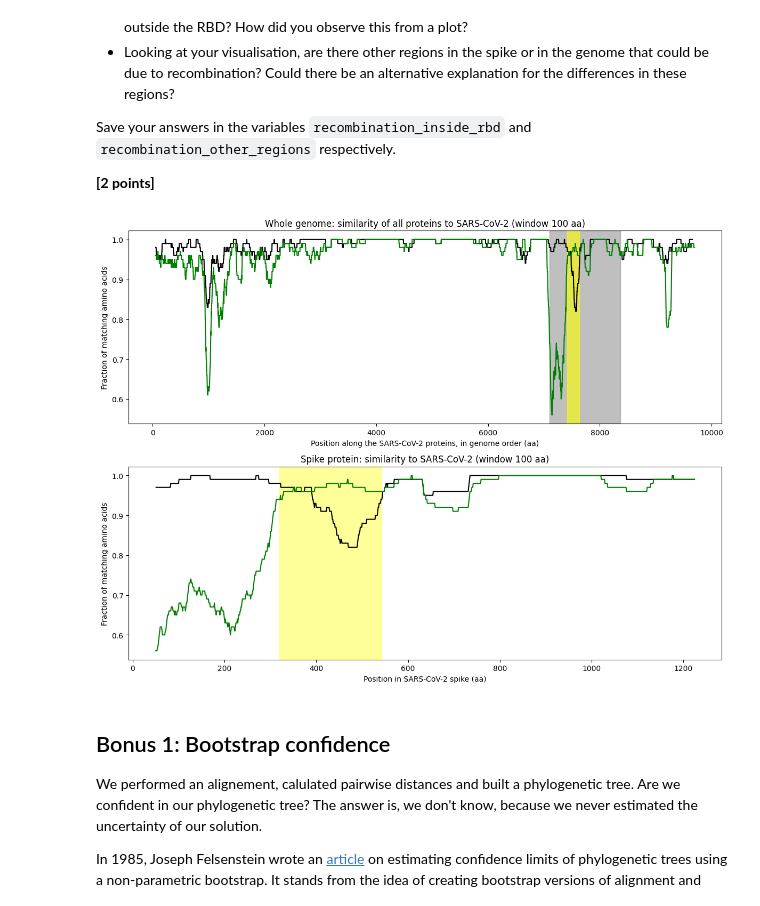
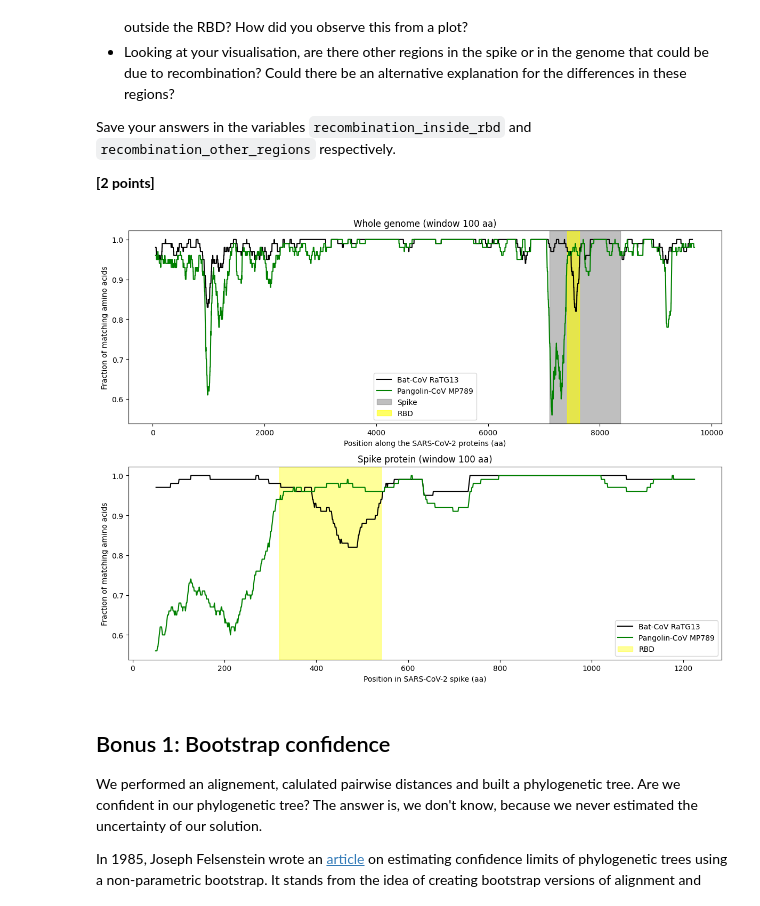
Before and after one commit to Syzygy13/assign_phylo, a Jupyter notebook: phylo_workbook.ipynb, the cells around one changed output. Cells and saved outputs as stored; diff of their text form; code cells hidden in the pictures.

```diff
--- a/phylo_workbook.ipynb
+++ b/phylo_workbook.ipynb
@@ -288,7 +288,7 @@ def get_proteins(record):
     cds_features = []
     for feature in record.features:
         # Only CDS features and non-orf1a polyproteins
-        if record.features != "CDS":
+        if feature.type != "CDS":
             continue
         product = feature.qualifiers.get("product", [""])[0].lower()
         if product.startswith("orf1a polyprotein"):
@@ -301,34 +301,102 @@ def get_proteins(record):
 human_proteins = get_proteins(genome_records[human_name])
 bat_proteins = get_proteins(genome_records[bat_name])
 pangolin_proteins = get_proteins(genome_records[pangolin_name])
 
 # Align human against bat and pangolin
 proteome_alignments = {}
 spike_alignments = {}
 
 # Align for bat. Alignment takes a while. Find the spike protein specifically
 human_rows, bat_rows = [], []
 for index, ((_, human_seq), (_, bat_seq)) in enumerate(zip(human_proteins, bat_proteins)):
     human_row, bat_row, _ = global_alignment(human_seq, bat_seq, scoring_function)
     human_rows.append(human_row)
     bat_rows.append(bat_row)
     if index == 1:
         spike_alignments[bat_name] = (human_row, bat_row)
 
 proteome_alignments[bat_name] = ("".join(human_rows), "".join(bat_rows))
 
 # Repeat for pangolin
 human_rows, pangolin_rows = [], []
 for index, ((_, human_seq), (_, pangolin_seq)) in enumerate(zip(human_proteins, pangolin_proteins)):
     human_row, pangolin_row, _ = global_alignment(human_seq, pangolin_seq, scoring_function)
     human_rows.append(human_row)
     pangolin_rows.append(pangolin_row)
     if index == 1:
         spike_alignments[pangolin_name] = (human_row, pangolin_row)
 
 proteome_alignments[pangolin_name] = ("".join(human_rows), "".join(pangolin_rows))
+
+# Function to find % of matching residues
+def sliding_window_similarity(reference_row, other_row, window_size):
+    # Assign a score based on if they match or not
+    matches = []
+    for reference, other in zip(reference_row, other_row):
+        if reference == other and reference != "-":
+            matches.append(1)
+        else:
+            matches.append(0)
+
+    # Find the human residue number. Increase the number of residues based on whether a aa is present
+    human_residue_number = []
+    residues_so_far = 0
+    for reference in reference_row:
+        if reference != "-":
+            residues_so_far += 1
+        human_residue_number.append(residues_so_far)
+
+    # Calculate the number of matches within a window
+    window_mids = []
+    match_counts = []
+    last_start = len(matches) - window_size
+    for start in range(last_start + 1):
+        window = matches[start:start + window_size]
+        match_counts.append(sum(window) / window_size)
+
+        # Label the window based on the midpoint of it
+        midpoint = start + window_size // 2
+        window_mids.append(human_residue_number[midpoint])
+
+    return np.array(window_mids), np.array(match_counts)
+
+# RBD of SARS-CoV-2 spike: 319-541
+rbd_start, rbd_end = 319, 541
+spike_offset = 0
+for _, sequence in human_proteins[:1]:
+    spike_offset += len(sequence)
+spike_length = len(human_proteins[1][1])
+
+figure, (genome_axes, spike_axes) = plt.subplots(2, 1, figsize=(12, 9))
+
+# Find the windows for both bat and pangolin
+positions, similarity = sliding_window_similarity(*proteome_alignments[bat_name], 100)
+genome_axes.plot(positions, similarity, color="black", label=bat_name)
+positions, similarity = sliding_window_similarity(*spike_alignments[bat_name], 100)
+spike_axes.plot(positions, similarity, color="black", label=bat_name)
+
+positions, similarity = sliding_window_similarity(*proteome_alignments[pangolin_name], 100)
+genome_axes.plot(positions, similarity, color="green", label=pangolin_name)
+positions, similarity = sliding_window_similarity(*spike_alignments[pangolin_name], 100)
+spike_axes.plot(positions, similarity, color="green", label=pangolin_name)
+
+# Make a translucent window to show spike
+genome_axes.axvspan(spike_offset + 1, spike_offset + spike_length, color="gray", alpha=0.5, label="Spike")
+genome_axes.axvspan(spike_offset + rbd_start, spike_offset + rbd_end, color="yellow", alpha=0.6, label="RBD")
+spike_axes.axvspan(rbd_start, rbd_end, color="yellow", alpha=0.4, label="RBD")
+
+# Basic plot setting up
+genome_axes.set_title("Whole genome (window 100 aa)")
+genome_axes.set_xlabel("Position along the SARS-CoV-2 proteins (aa)")
+genome_axes.set_ylabel("Fraction of matching amino acids")
+spike_axes.set_title("Spike protein (window 100 aa)")
+spike_axes.set_xlabel("Position in SARS-CoV-2 spike (aa)")
+spike_axes.set_ylabel("Fraction of matching amino acids")
+genome_axes.legend()
+spike_axes.legend()
+figure.tight_layout()
 # %% [output]
-[figure, old version]
+[figure, new version]
 # %%
 recombination_inside_rbd = """
 Which coronavirus is more similar to SARS-CoV-2 inside the RBD and which is more similar outside the RBD?
```
Also changed, not shown: parts of 1 cell of this notebook.
